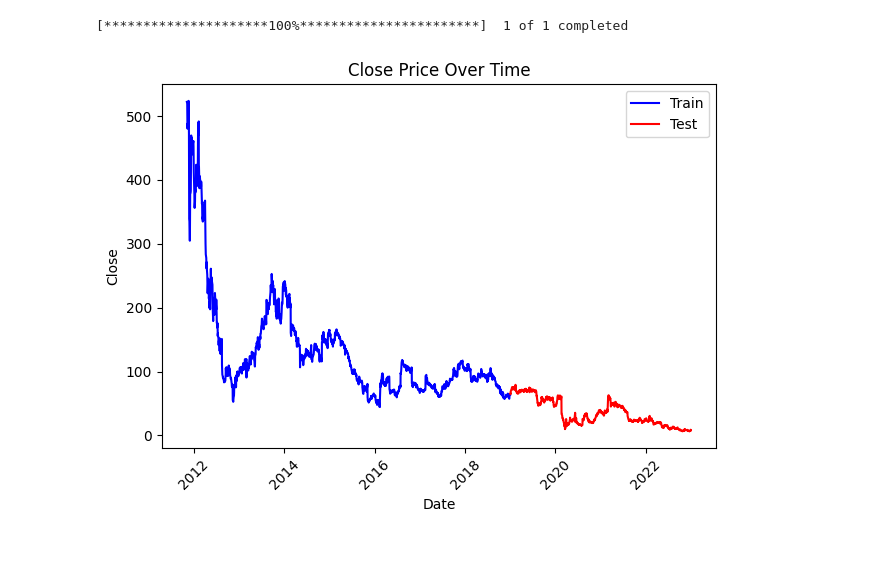
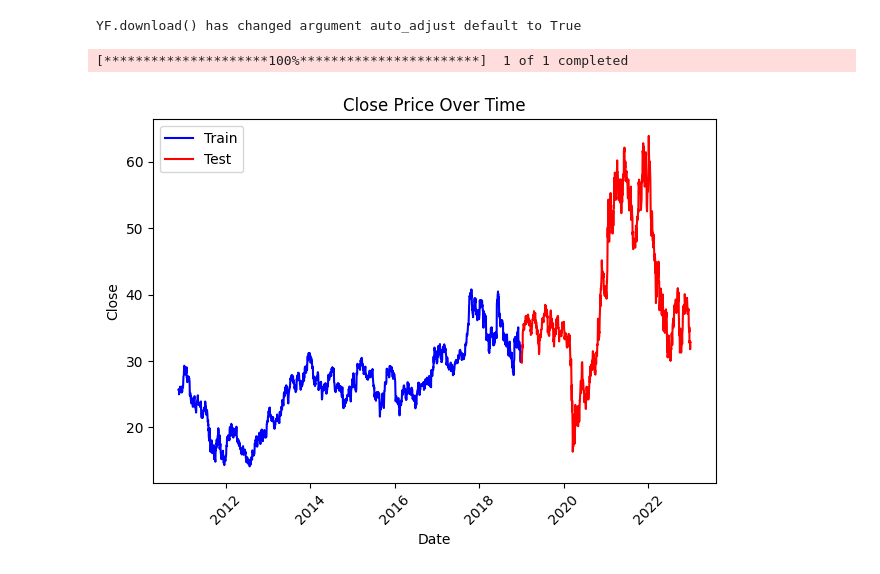
Before and after one commit to Chideme/island_genetic_algrorithm, a Jupyter notebook: convergence.ipynb, the cells around one changed output. Drawn from its saved outputs; the diff is of its cells as text; code cells hidden in the pictures.

```diff
--- a/convergence.ipynb
+++ b/convergence.ipynb
@@ -19,12 +19,13 @@ import datetime
 # %%
 start_date = datetime.datetime(2010, 1, 1)
 end_date = datetime.datetime(2022, 12, 31)
 period ="train"
-data = Data('GRPN',start_date,end_date,period,2019)
+data = Data('GM',start_date,end_date,period,2019)
 data.data_preprocess()
 # %% [output]
-[*********************100%***********************]  1 of 1 completed
+YF.download() has changed argument auto_adjust default to True
+[*********************100%***********************]  1 of 1 completed
-[figure, old version]
+[figure, new version]
 # %%
 import numpy as np
 import matplotlib.pyplot as plt
```
Also changed, not shown: parts of 4 cells of this notebook, 16 other files.
